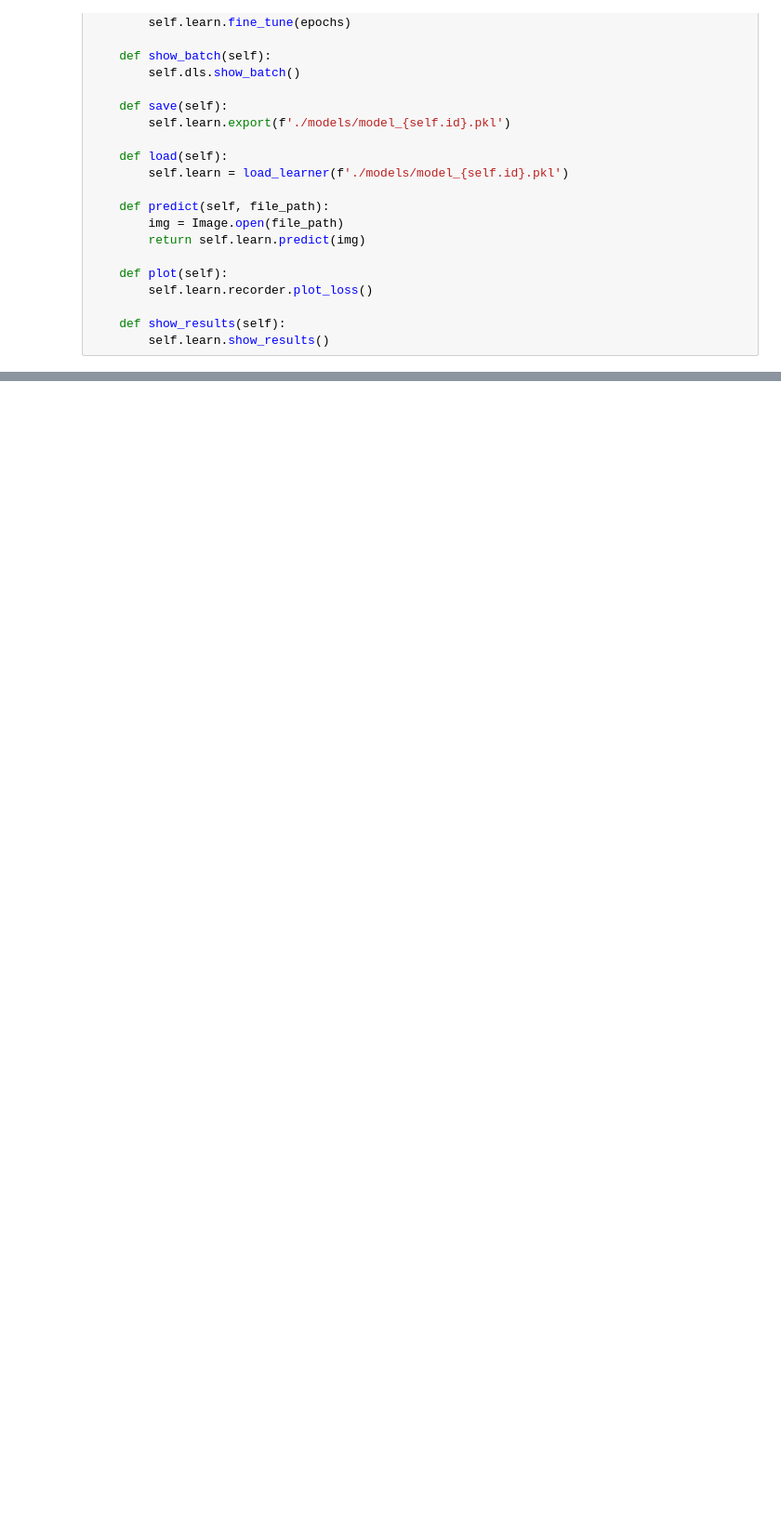
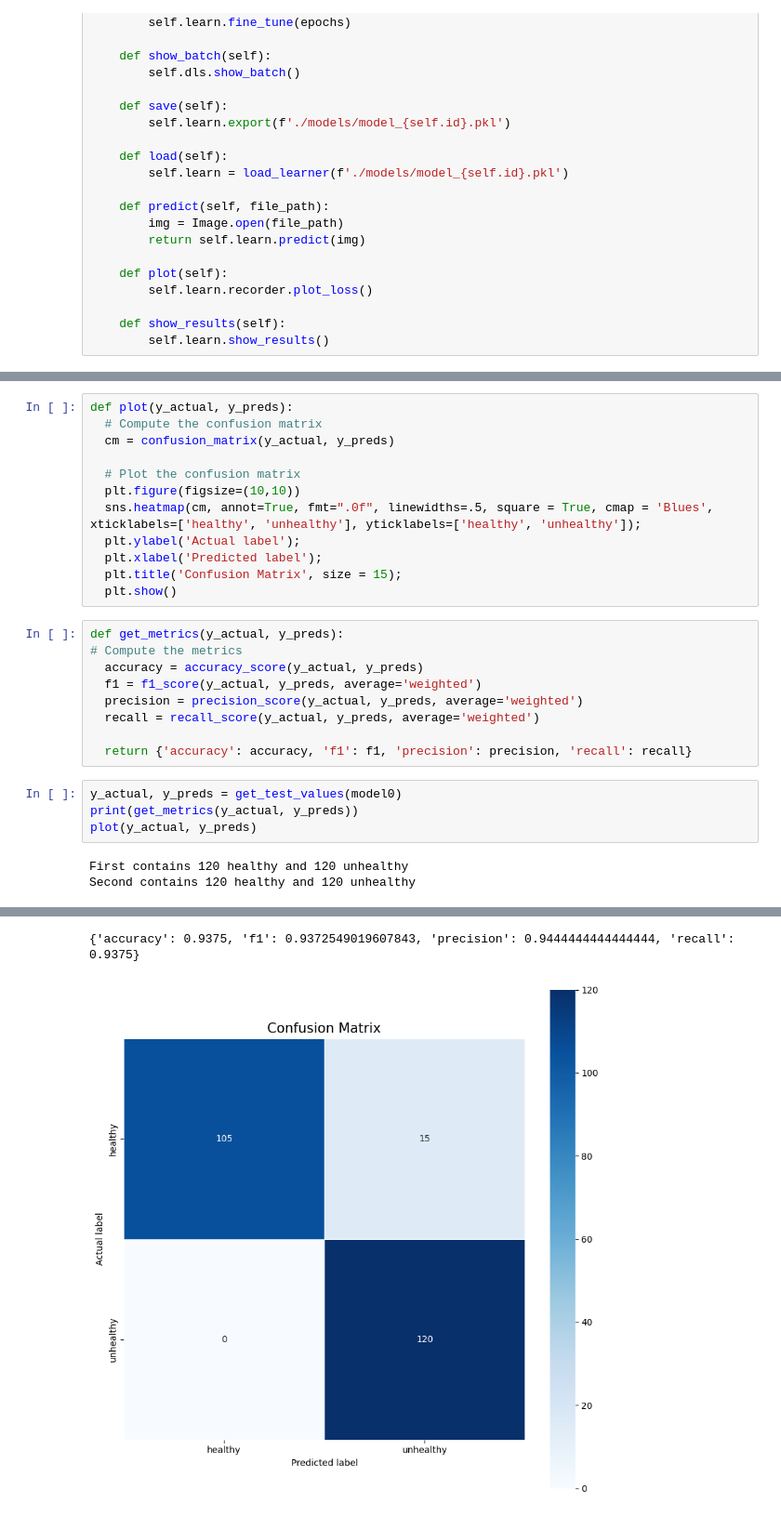
Before and after one commit to KevivJaknap/BreastCancerPrediction, a Jupyter notebook: trial4.ipynb, the cells around one changed output, grey strips where cells are left out. Shown: that part at 93% size. Drawn from its saved outputs; the diff is of its cells as text; blank space fills up the shorter version.

Commit message:
Plotting and stuff done

```diff
--- a/trial4.ipynb
+++ b/trial4.ipynb
@@ -116,0 +157,28 @@ def get_test_accuracy(model):
+# %%
+def plot(y_actual, y_preds):
+  # Compute the confusion matrix
+  cm = confusion_matrix(y_actual, y_preds)
+
+  # Plot the confusion matrix
+  plt.figure(figsize=(10,10))
+  sns.heatmap(cm, annot=True, fmt=".0f", linewidths=.5, square = True, cmap = 'Blues', xticklabels=['healthy', 'unhealthy'], yticklabels=['healthy', 'unhealthy']);
+  plt.ylabel('Actual label');
+  plt.xlabel('Predicted label');
+  plt.title('Confusion Matrix', size = 15);
+  plt.show()
+# %%
+def get_metrics(y_actual, y_preds):
+# Compute the metrics
+  accuracy = accuracy_score(y_actual, y_preds)
+  f1 = f1_score(y_actual, y_preds, average='weighted')
+  precision = precision_score(y_actual, y_preds, average='weighted')
+  recall = recall_score(y_actual, y_preds, average='weighted')
+
+  return {'accuracy': accuracy, 'f1': f1, 'precision': precision, 'recall': recall}
+# %%
+y_actual, y_preds = get_test_values(model0)
+print(get_metrics(y_actual, y_preds))
+plot(y_actual, y_preds)
+# %% [output]
+First contains 120 healthy and 120 unhealthy
+Second contains 120 healthy and 120 unhealthy
@@ -117,3 +186,5 @@ def get_test_accuracy(model):
+{'accuracy': 0.9375, 'f1': 0.9372549019607843, 'precision': 0.9444444444444444, 'recall': 0.9375}
+[figure, added]
 # %%
 from fastai.callback.hook import *
 
```
Also changed, not shown: parts of 8 cells of this notebook.
